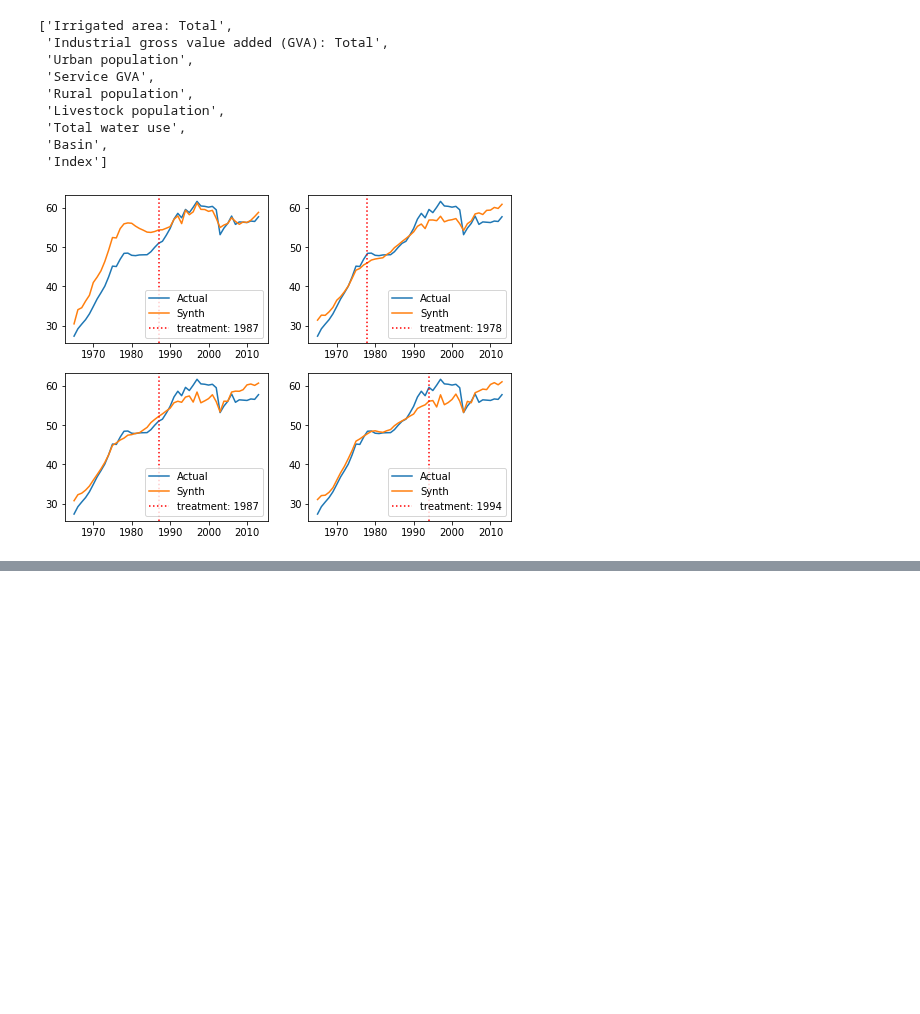
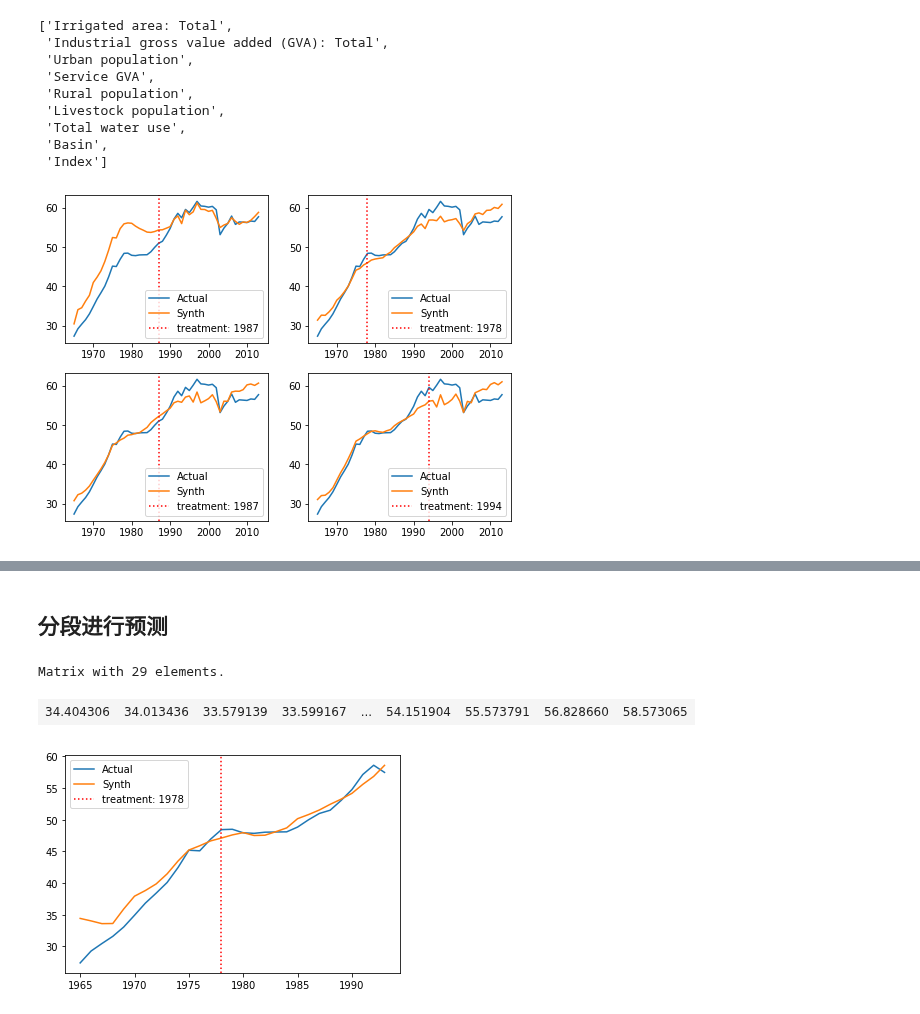
Before and after one commit to SongshGeo/Water-Governance-Regimes, a Jupyter notebook: schemes/合成控制法探索资源利用陷阱.ipynb, the cells around one changed output, grey strips where cells are left out. Cells and saved outputs as stored; diff of their text form; code cells hidden in the pictures; blank space fills up the shorter version.

```diff
--- a/schemes/合成控制法探索资源利用陷阱.ipynb
+++ b/schemes/合成控制法探索资源利用陷阱.ipynb
@@ -72,7 +71,7 @@ out_list <- list(
 )
 """
 # %%
-def formula_synth_data(data, predictors, time_col, index_col, treatment_year, treatment_index, unit_name_col):
+def formula_synth_data(data, predictors, time_col, index_col, treatment_year, treatment_index, unit_name_col, how='whole', periods=None):
     """利用合成控制法来分析数据
     data: 用来合成的数据,
     predictors: 一个所有的合成变量，其中第一个变量是预测变量,
@@ -113,8 +112,12 @@ def formula_synth_data(data, predictors, time_col, index_col, treatment_year, tr
     # 将预测变量格式化为输入R脚本的形式
     predictor = add_list_to_str(predictors)
 
+
     # 时间变量变量列
-    start_year, end_year = data[time_col].min(), data[time_col].max()
+    if periods:
+        start_year, end_year = periods
+    else:
+        start_year, end_year = data[time_col].min(), data[time_col].max()
     before = "{}:{}".format(start_year, treatment_year)
     after = "{}:{}".format(treatment_year+1, end_year)
     time_plot = "{}:{}".format(start_year, end_year)
@@ -135,14 +138,14 @@ def formula_synth_data(data, predictors, time_col, index_col, treatment_year, tr
         before=before,
         after=after,
         region_names=region_names,
-        time_plot=time_plot
+        time_plot=time_plot,
     )
 
     with open(r"../scripts/formula_script.R", 'w') as f:
         f.write(format_script)
     return format_script
 # %%
-def run_synth_and_plot(predictors, outcome, treat_year, ax=None, **kargs):
+def run_synth_and_plot(predictors, outcome, treat_year, ax=None, plot=True, **kargs):
     from rpy2 import robjects as ro
     ture_data = pd.read_csv(r'../data/perfectures/yr/perfectures_in_YR_with_threshold_0.05.csv')
 
@@ -160,22 +163,27 @@ def run_synth_and_plot(predictors, outcome, treat_year, ax=None, **kargs):
         index_col='Index',
         treatment_year=treat_year,
         treatment_index=3,
-        unit_name_col="Basin"
+        unit_name_col="Basin",
+        periods=kargs['periods']
     )
 
     result = ro.r(script)
 
     # 绘图：
-    if ax is None:
-        fig, ax = plt.subplots()
+    if plot:
+        if ax is None:
+            fig, ax = plt.subplots()
 
-    y0 = result[0]
-    y1 = result[1]
+        y0 = result[0]
+        y1 = result[1]
 
-    x = np.array(basins['Year'].unique())
-    ax.plot(x, y0, label='Actual')
-    ax.plot(x, y1, label="Synth")
-    ax.axvline(x=treat_year, ls=":", color='red', label='treatment: {}'.format(treat_year))
-    ax.legend()
+        if kargs['periods']:
+            x = np.arange(periods[0], periods[1]+1)
+        else:
+            x = np.array(basins['Year'].unique())
+        ax.plot(x, y0, label='Actual')
+        ax.plot(x, y1, label="Synth")
+        ax.axvline(x=treat_year, ls=":", color='red', label='treatment: {}'.format(treat_year))
+        ax.legend()
 
-    return result
+    return result[1]
@@ -204,0 +235,9 @@ result4 = run_synth_and_plot(major_predictors, 'Total water use', ax=ax4, treat_
+# %% [markdown]
+## 分段进行预测
+# %%
+periods=(1965, 1993)
+run_synth_and_plot(major_predictors, 'Total water use', treat_year=1978, periods=periods)
+# %% [output]
+Matrix with 29 elements.
+| 34.404306 | 34.013436 | 33.579139 | 33.599167 | ... | 54.151904 | 55.573791 | 56.828660 | 58.573065 |
+[figure, added]
```
Also changed, not shown: parts of 7 cells of this notebook, 3 other files.
